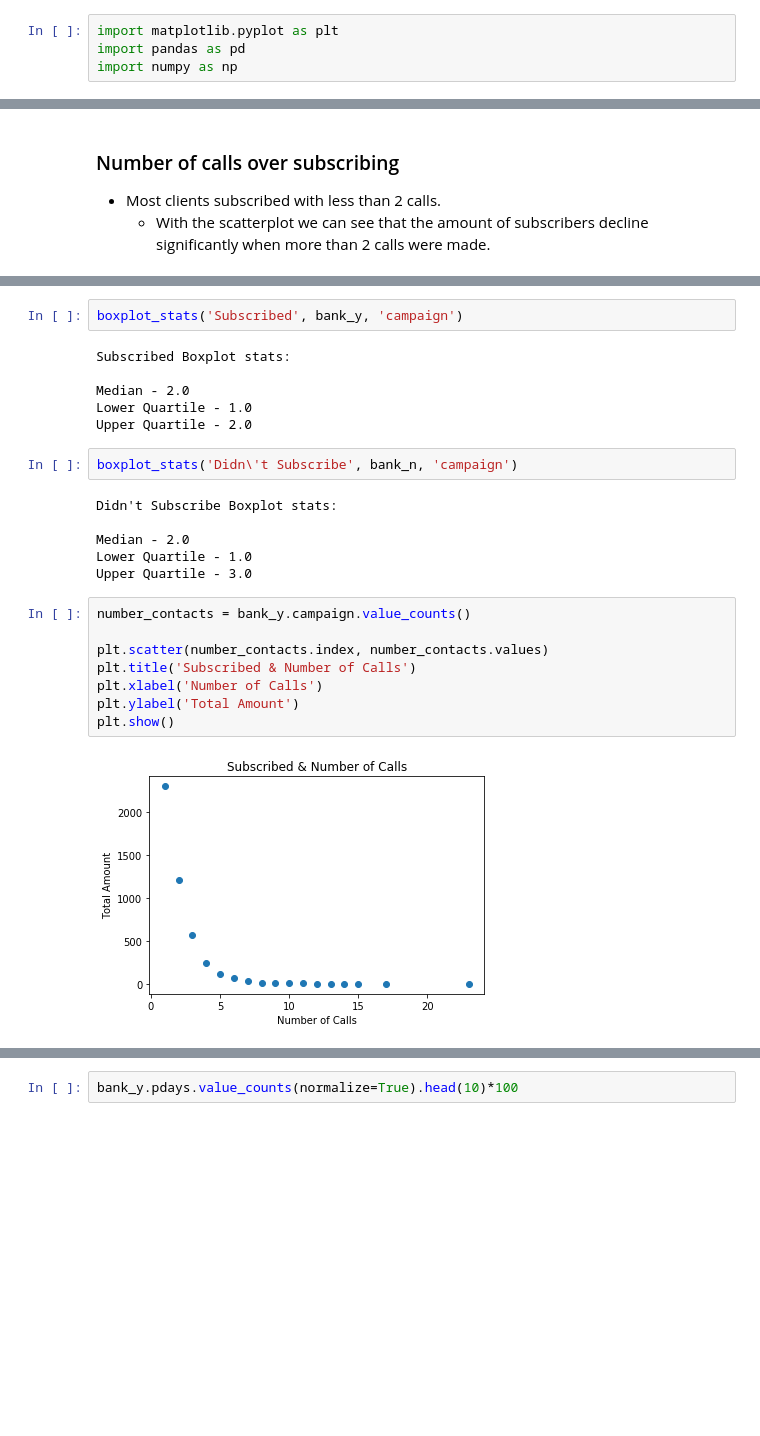
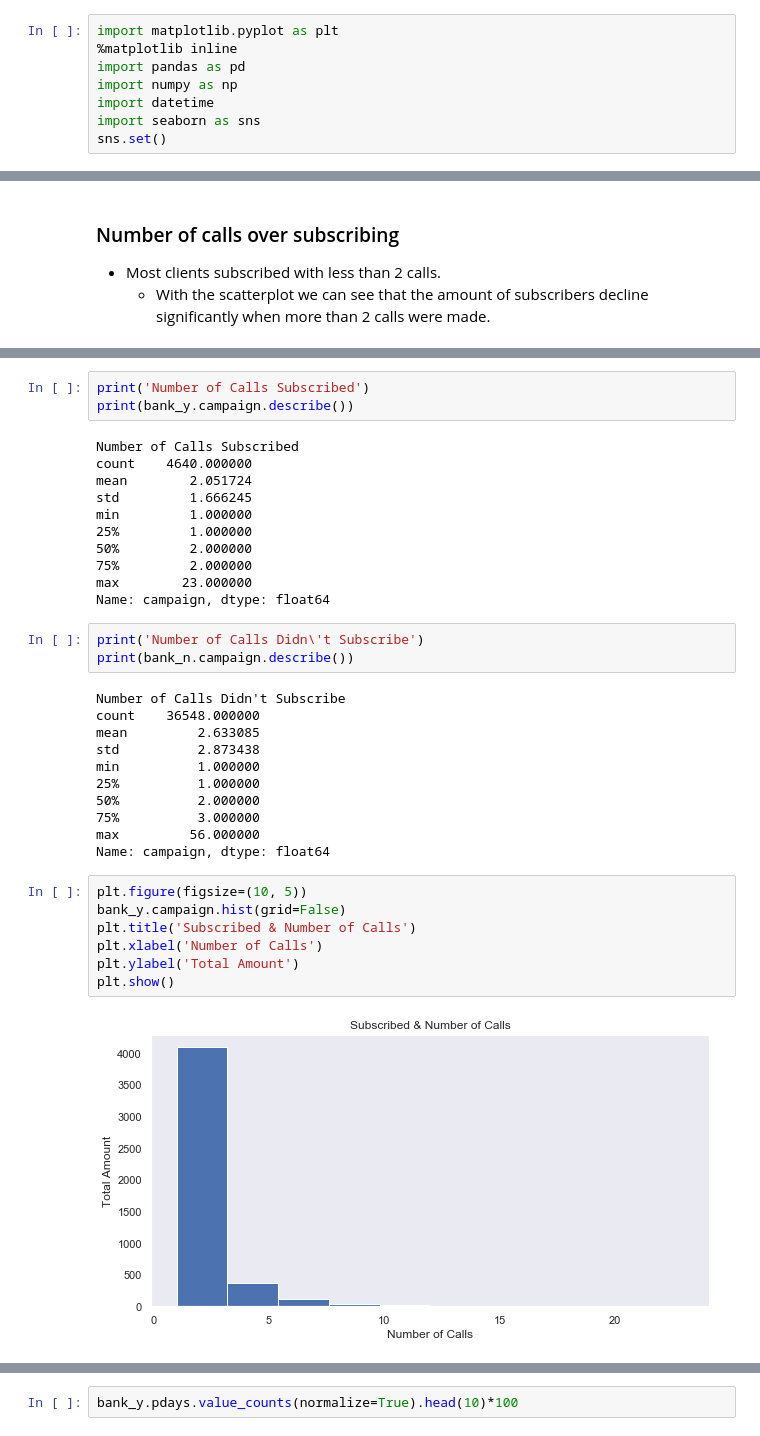
Before and after one commit to joaobecker/capstone_bank_marketing, a Jupyter notebook: portuguese_bank_capstone.ipynb, the cells around one changed output, grey strips where cells are left out. Cells and saved outputs as stored; diff of their text form; blank space fills up the shorter version.

```diff
--- a/portuguese_bank_capstone.ipynb
+++ b/portuguese_bank_capstone.ipynb
@@ -44,8 +42,12 @@
 ### Importing Libraries
 # %%
 import matplotlib.pyplot as plt
+%matplotlib inline
 import pandas as pd
 import numpy as np
+import datetime
+import seaborn as sns
+sns.set()
 # %% [markdown]
 ### Converting the dataset from CSV to Dataframe, using pandas.
 # %%
@@ -454,29 +494,40 @@ plt.show()
 # %%
-boxplot_stats('Subscribed', bank_y, 'campaign')
+print('Number of Calls Subscribed')
+print(bank_y.campaign.describe())
 # %% [output]
-Subscribed Boxplot stats:
-
-Median - 2.0
-Lower Quartile - 1.0
-Upper Quartile - 2.0
+Number of Calls Subscribed
+count    4640.000000
+mean        2.051724
+std         1.666245
+min         1.000000
+25%         1.000000
+50%         2.000000
+75%         2.000000
+max        23.000000
+Name: campaign, dtype: float64
 # %%
-boxplot_stats('Didn\'t Subscribe', bank_n, 'campaign')
+print('Number of Calls Didn\'t Subscribe')
+print(bank_n.campaign.describe())
 # %% [output]
-Didn't Subscribe Boxplot stats:
-
-Median - 2.0
-Lower Quartile - 1.0
-Upper Quartile - 3.0
+Number of Calls Didn't Subscribe
+count    36548.000000
+mean         2.633085
+std          2.873438
+min          1.000000
+25%          1.000000
+50%          2.000000
+75%          3.000000
+max         56.000000
+Name: campaign, dtype: float64
 # %%
-number_contacts = bank_y.campaign.value_counts()
-
-plt.scatter(number_contacts.index, number_contacts.values)
+plt.figure(figsize=(10, 5))
+bank_y.campaign.hist(grid=False)
 plt.title('Subscribed & Number of Calls')
 plt.xlabel('Number of Calls')
 plt.ylabel('Total Amount')
 plt.show()
 # %% [output]
-[figure, old version]
+[figure, new version]
 # %% [markdown]
 ### Number of days passed by after client was last contact over subscribing
 - Most of the clients who have signed up were not contacted previously.
```
Also changed, not shown: parts of 66 cells of this notebook.
